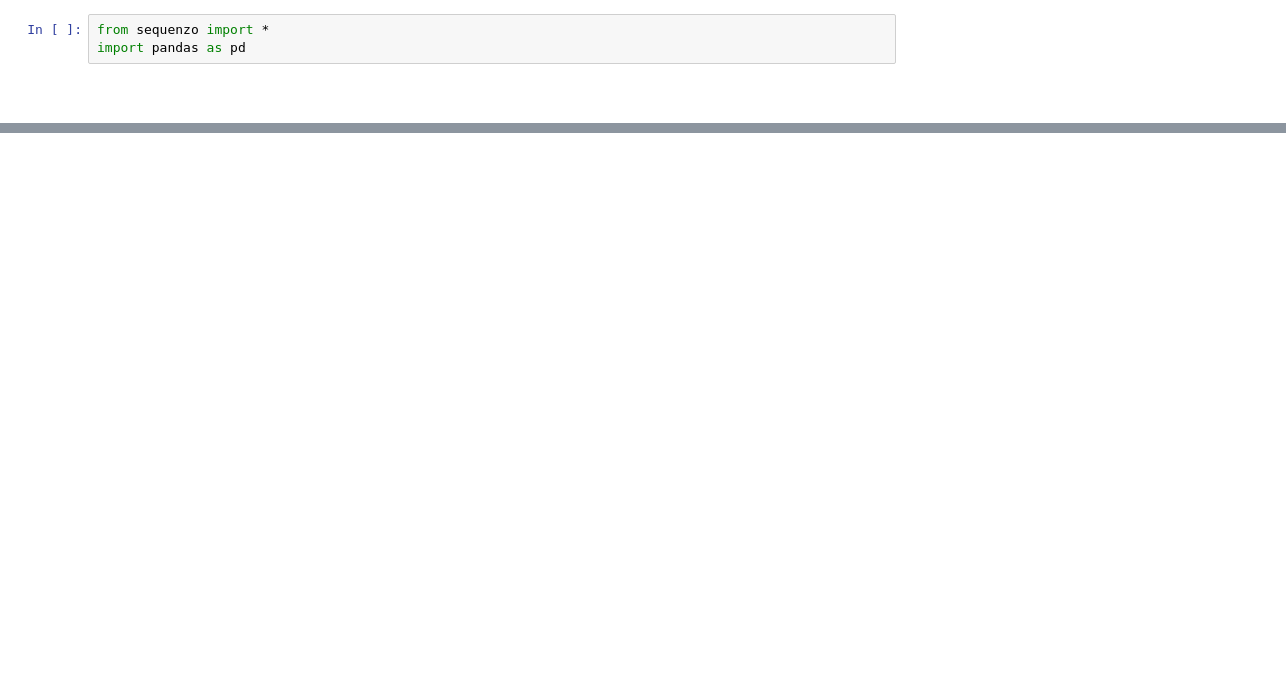
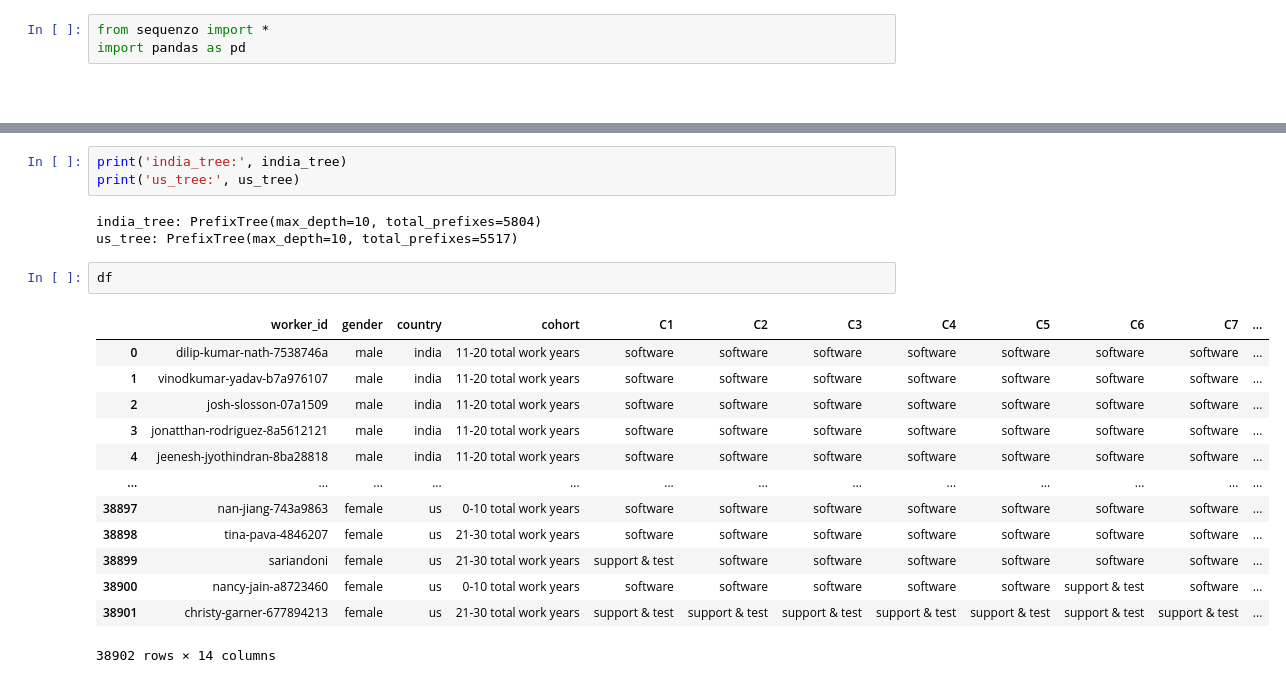
Before and after one commit to sdaza/Sequenzo, a Jupyter notebook: original_datasets_and_cleaning/qiqi/250808_tree/250808_tree_tests.ipynb, the cells around one changed output, grey strips where cells are left out. Saved outputs shown, nothing was run; the diff lists cells and outputs as text; blank space fills up the shorter version.

```diff
--- a/original_datasets_and_cleaning/qiqi/250808_tree/250808_tree_tests.ipynb
+++ b/original_datasets_and_cleaning/qiqi/250808_tree/250808_tree_tests.ipynb
@@ -46,0 +45,22 @@ NameError: name 'pd' is not defined
+# %%
+print('india_tree:', india_tree)
+print('us_tree:', us_tree)
+# %% [output]
+india_tree: PrefixTree(max_depth=10, total_prefixes=5804)
+us_tree: PrefixTree(max_depth=10, total_prefixes=5517)
+# %%
+df
+# %% [output]
+|  | worker_id | gender | country | cohort | C1 | C2 | C3 | C4 | C5 | C6 | C7 | ... |
+| 0 | dilip-kumar-nath-7538746a | male | india | 11-20 total work years | software | software | software | software | software | software | software | ... |
+| 1 | vinodkumar-yadav-b7a976107 | male | india | 11-20 total work years | software | software | software | software | software | software | software | ... |
+| 2 | josh-slosson-07a1509 | male | india | 11-20 total work years | software | software | software | software | software | software | software | ... |
+| 3 | jonatthan-rodriguez-8a5612121 | male | india | 11-20 total work years | software | software | software | software | software | software | software | ... |
+| 4 | jeenesh-jyothindran-8ba28818 | male | india | 11-20 total work years | software | software | software | software | software | software | software | ... |
+| ... | ... | ... | ... | ... | ... | ... | ... | ... | ... | ... | ... | ... |
+| 38897 | nan-jiang-743a9863 | female | us | 0-10 total work years | software | software | software | software | software | software | software | ... |
+| 38898 | tina-pava-4846207 | female | us | 21-30 total work years | software | software | software | software | software | software | software | ... |
+| 38899 | sariandoni | female | us | 21-30 total work years | support & test | software | software | software | software | software | software | ... |
+| 38900 | nancy-jain-a8723460 | female | us | 0-10 total work years | software | software | software | software | software | support & test | software | ... |
+| 38901 | christy-garner-677894213 | female | us | 21-30 total work years | support & test | support & test | support & test | support & test | support & test | support & test | support & test | ... |
+38902 rows × 14 columns
```
Also changed, not shown: parts of 3 cells of this notebook, 2 other files.
